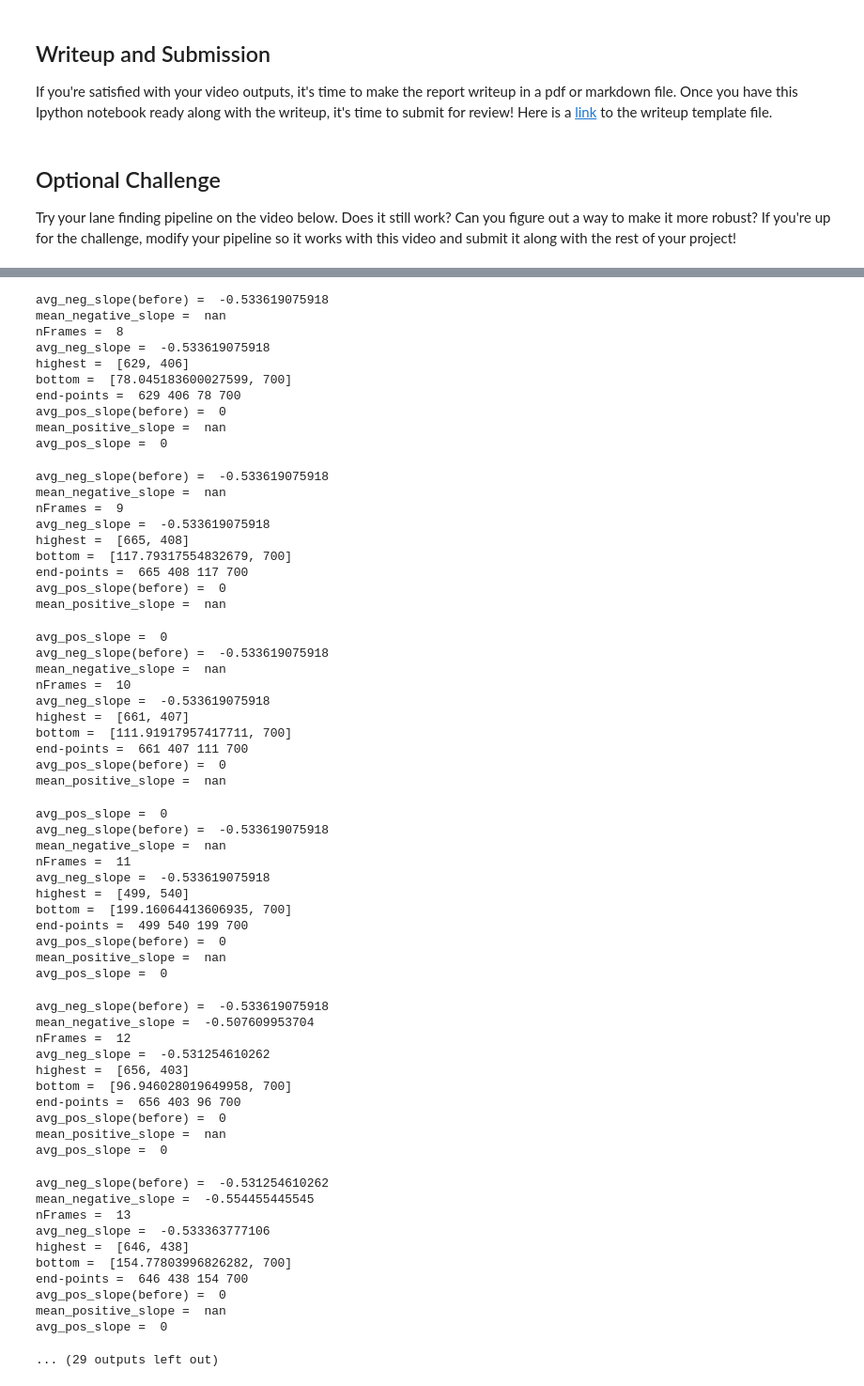
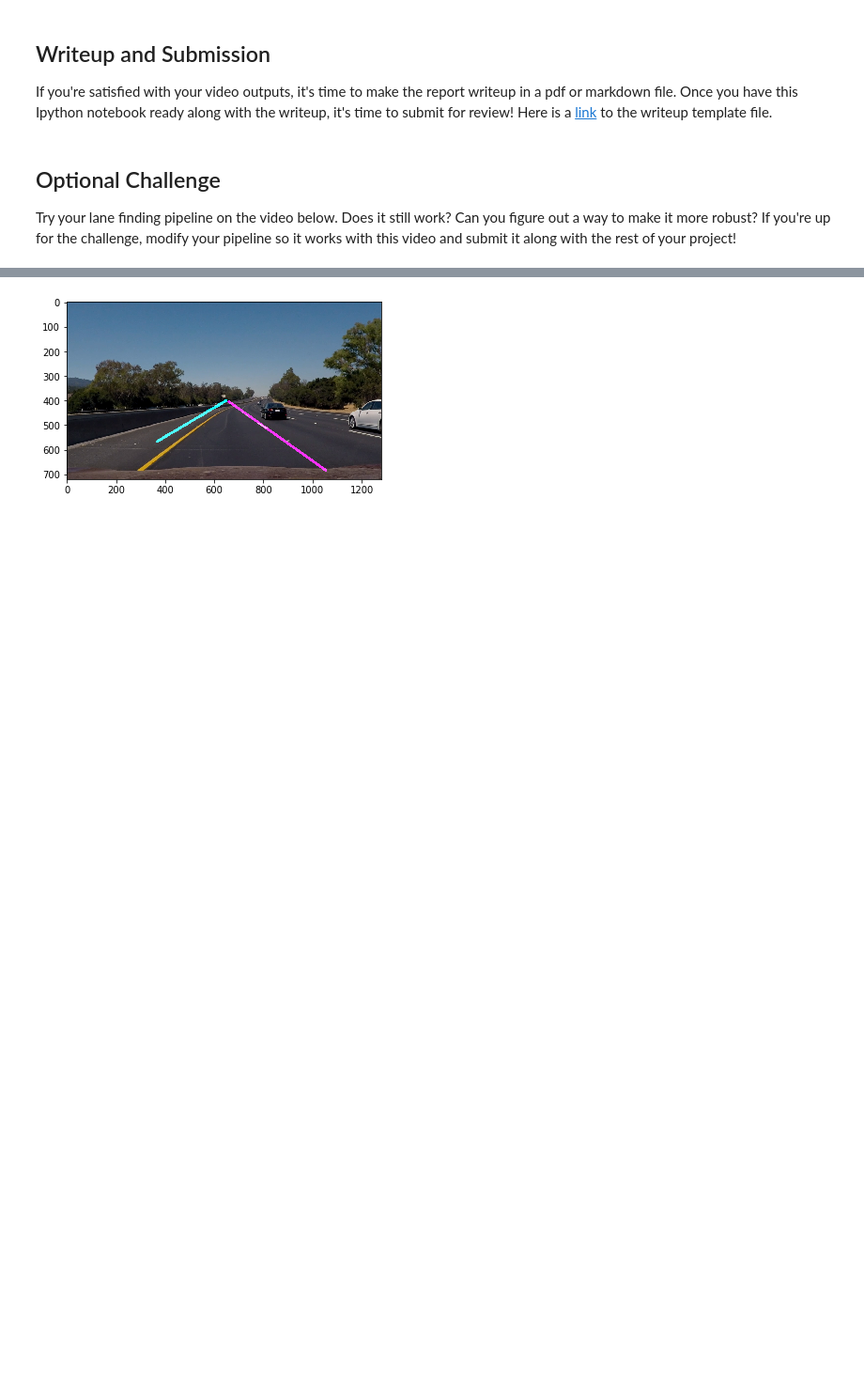
Before and after one commit to venkatvi/UdacitySelfDrivingCarNanoDegree, a Jupyter notebook: Py/Proj1_FindingLanes/P1/P1.ipynb, the cells around one changed output, grey strips where cells are left out. Shown: that part at 94% size. Cells and saved outputs as stored; diff of their text form; code cells hidden in the pictures; blank space fills up the shorter version.

Commit message:
Modified process_image + helpers for Challenge.mp4

```diff
--- a/Py/Proj1_FindingLanes/P1/P1.ipynb
+++ b/Py/Proj1_FindingLanes/P1/P1.ipynb
@@ -327,7 +456,7 @@ for file in file_list:
     blur_gray = gaussian_blur(gray, kernel_size)
 
     # Compute canny edges pf the image
-    low_threshold = 50
+    low_threshold = 100
     high_threshold = 150
     edges = canny(blur_gray, low_threshold, high_threshold)
 
@@ -340,8 +469,8 @@ for file in file_list:
     # Make a blank the same size as our image to draw on
     rho = 1 # distance resolution in pixels of the Hough grid
     theta = np.pi/180 # angular resolution in radians of the Hough grid
-    threshold = 10     # minimum number of votes (intersections in Hough grid cell)
-    min_line_length = 60 #minimum number of pixels making up a line
+    threshold = 15     # minimum number of votes (intersections in Hough grid cell)
+    min_line_length = 100 #minimum number of pixels making up a line
     max_line_gap = 60   # maximum gap in pixels between connectable line segments
 
     # Run hough on edge detected image and draw lines on image
@@ -839,8 +645,10 @@ If you're satisfied with your video outputs, it's time to make the report writeu
 
 Try your lane finding pipeline on the video below.  Does it still work?  Can you figure out a way to make it more robust?  If you're up for the challenge, modify your pipeline so it works with this video and submit it along with the rest of your project!
 # %%
-avg_pos_slope = 0
-avg_neg_slope = 0
+avg_pos_slopes = [None, None]
+highest_pos_point = [None, None]
+avg_neg_slopes = [None, None]
+highest_neg_point = [None, None]
 nFrames = 0
 challenge_output = 'test_videos/modified_challenge.mp4'
 ## To speed up the testing process you may want to try your pipeline on a shorter subclip of the video
@@ -927,64 +670,4 @@ avg_pos_slope =  0
-avg_neg_slope(before) =  -0.533619075918
-mean_negative_slope =  nan
-nFrames =  8
-avg_neg_slope =  -0.533619075918
-highest =  [629, 406]
-bottom =  [78.045183600027599, 700]
-end-points =  629 406 78 700
-avg_pos_slope(before) =  0
-mean_positive_slope =  nan
-avg_pos_slope =  0
-avg_neg_slope(before) =  -0.533619075918
-mean_negative_slope =  nan
-nFrames =  9
-avg_neg_slope =  -0.533619075918
-highest =  [665, 408]
-bottom =  [117.79317554832679, 700]
-end-points =  665 408 117 700
-avg_pos_slope(before) =  0
-mean_positive_slope =  nan
-avg_pos_slope =  0
-avg_neg_slope(before) =  -0.533619075918
-mean_negative_slope =  nan
-nFrames =  10
-avg_neg_slope =  -0.533619075918
-highest =  [661, 407]
-bottom =  [111.91917957417711, 700]
-end-points =  661 407 111 700
-avg_pos_slope(before) =  0
-mean_positive_slope =  nan
-avg_pos_slope =  0
-avg_neg_slope(before) =  -0.533619075918
-mean_negative_slope =  nan
-nFrames =  11
-avg_neg_slope =  -0.533619075918
-highest =  [499, 540]
-bottom =  [199.16064413606935, 700]
-end-points =  499 540 199 700
-avg_pos_slope(before) =  0
-mean_positive_slope =  nan
-avg_pos_slope =  0
-avg_neg_slope(before) =  -0.533619075918
-mean_negative_slope =  -0.507609953704
-nFrames =  12
-avg_neg_slope =  -0.531254610262
-highest =  [656, 403]
-bottom =  [96.946028019649958, 700]
-end-points =  656 403 96 700
-avg_pos_slope(before) =  0
-mean_positive_slope =  nan
-avg_pos_slope =  0
-avg_neg_slope(before) =  -0.531254610262
-mean_negative_slope =  -0.554455445545
-nFrames =  13
-avg_neg_slope =  -0.533363777106
-highest =  [646, 438]
-bottom =  [154.77803996826282, 700]
-end-points =  646 438 154 700
-avg_pos_slope(before) =  0
-mean_positive_slope =  nan
-avg_pos_slope =  0
-... (29 outputs left out)
+[figure, added]
 # %%
 HTML("""
 <video width="960" height="540" controls>
```
Also changed, not shown: parts of 5 cells of this notebook, 3 other files.
